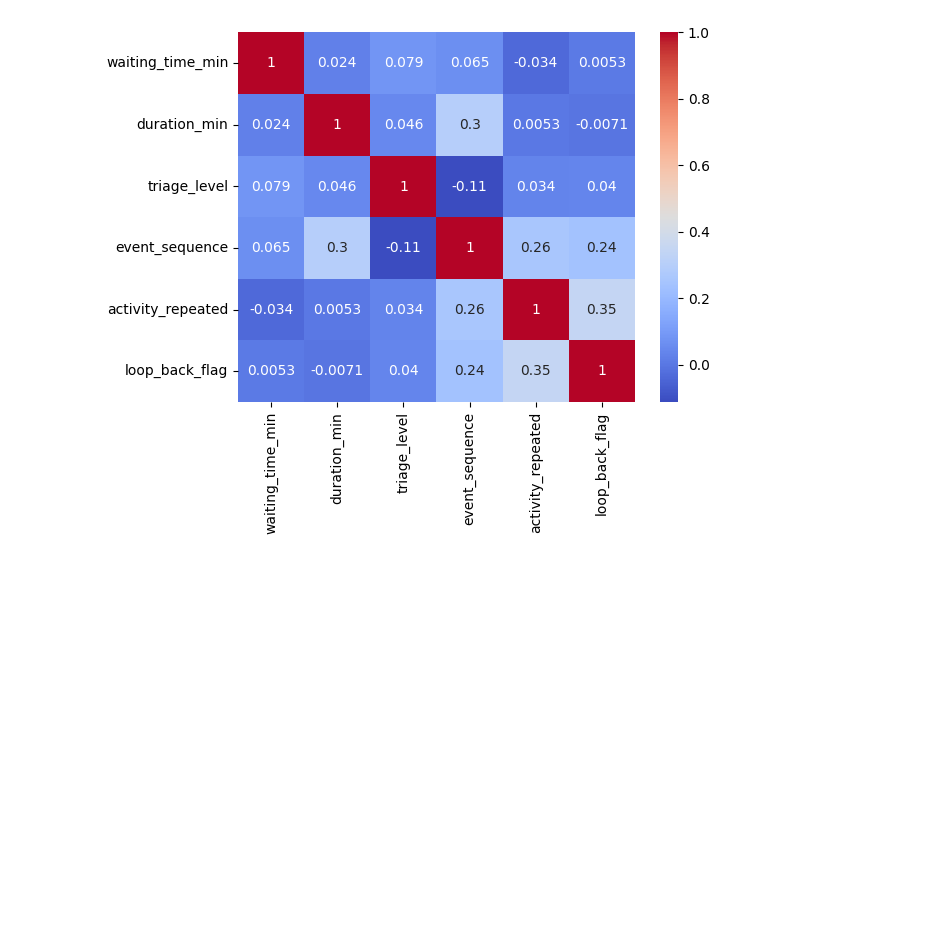
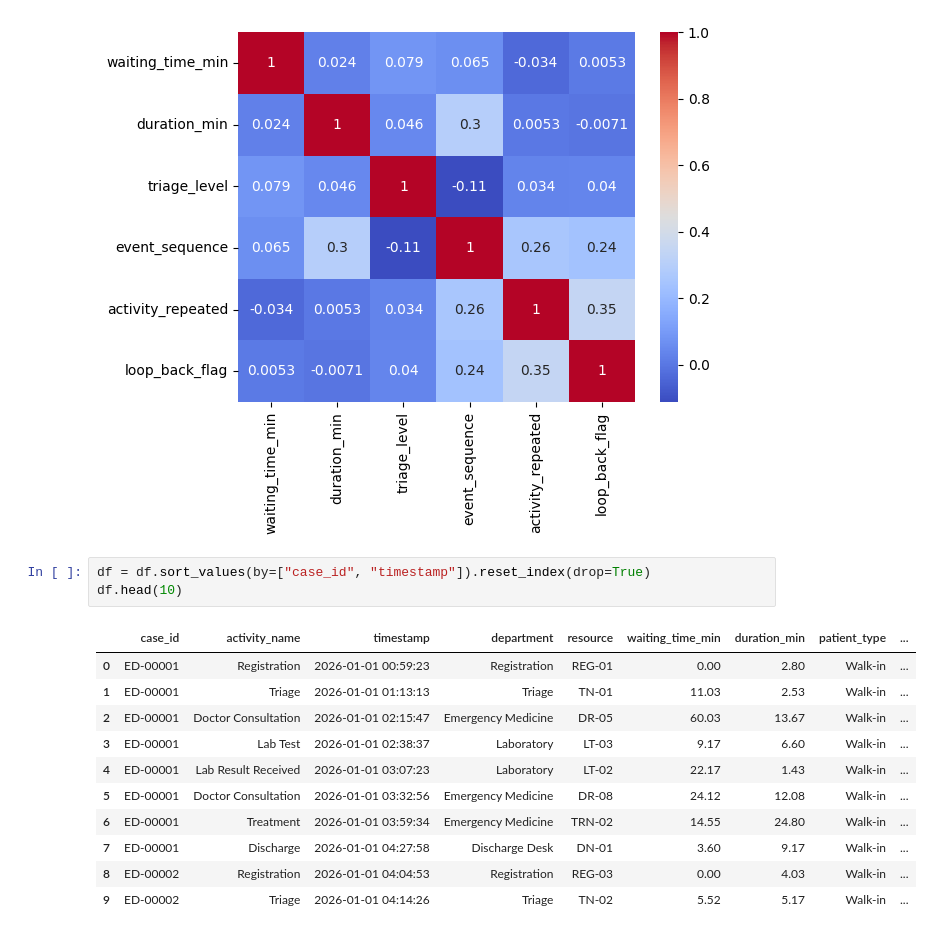
Before and after one commit to udayupmanyuu-spec/infotact-projects, a Jupyter notebook: Notebook/01_Dataset_understanding.ipynb, the cells around one changed output. Saved outputs shown, nothing was run; the diff lists cells and outputs as text; blank space fills up the shorter version.

```diff
--- a/Notebook/01_Dataset_understanding.ipynb
+++ b/Notebook/01_Dataset_understanding.ipynb
@@ -468,3 +466,18 @@ sns.heatmap(df_corr, annot=True, fmt=".2g", cmap="coolwarm", )
 plt.show()
 # %% [output]
 [figure]
+# %%
+df = df.sort_values(by=["case_id", "timestamp"]).reset_index(drop=True)
+df.head(10)
+# %% [output]
+|  | case_id | activity_name | timestamp | department | resource | waiting_time_min | duration_min | patient_type | ... |
+| 0 | ED-00001 | Registration | 2026-01-01 00:59:23 | Registration | REG-01 | 0.00 | 2.80 | Walk-in | ... |
+| 1 | ED-00001 | Triage | 2026-01-01 01:13:13 | Triage | TN-01 | 11.03 | 2.53 | Walk-in | ... |
+| 2 | ED-00001 | Doctor Consultation | 2026-01-01 02:15:47 | Emergency Medicine | DR-05 | 60.03 | 13.67 | Walk-in | ... |
+| 3 | ED-00001 | Lab Test | 2026-01-01 02:38:37 | Laboratory | LT-03 | 9.17 | 6.60 | Walk-in | ... |
+| 4 | ED-00001 | Lab Result Received | 2026-01-01 03:07:23 | Laboratory | LT-02 | 22.17 | 1.43 | Walk-in | ... |
+| 5 | ED-00001 | Doctor Consultation | 2026-01-01 03:32:56 | Emergency Medicine | DR-08 | 24.12 | 12.08 | Walk-in | ... |
+| 6 | ED-00001 | Treatment | 2026-01-01 03:59:34 | Emergency Medicine | TRN-02 | 14.55 | 24.80 | Walk-in | ... |
+| 7 | ED-00001 | Discharge | 2026-01-01 04:27:58 | Discharge Desk | DN-01 | 3.60 | 9.17 | Walk-in | ... |
+| 8 | ED-00002 | Registration | 2026-01-01 04:04:53 | Registration | REG-03 | 0.00 | 4.03 | Walk-in | ... |
+| 9 | ED-00002 | Triage | 2026-01-01 04:14:26 | Triage | TN-02 | 5.52 | 5.17 | Walk-in | ... |
```
Also changed, not shown: parts of 3 cells of this notebook.
